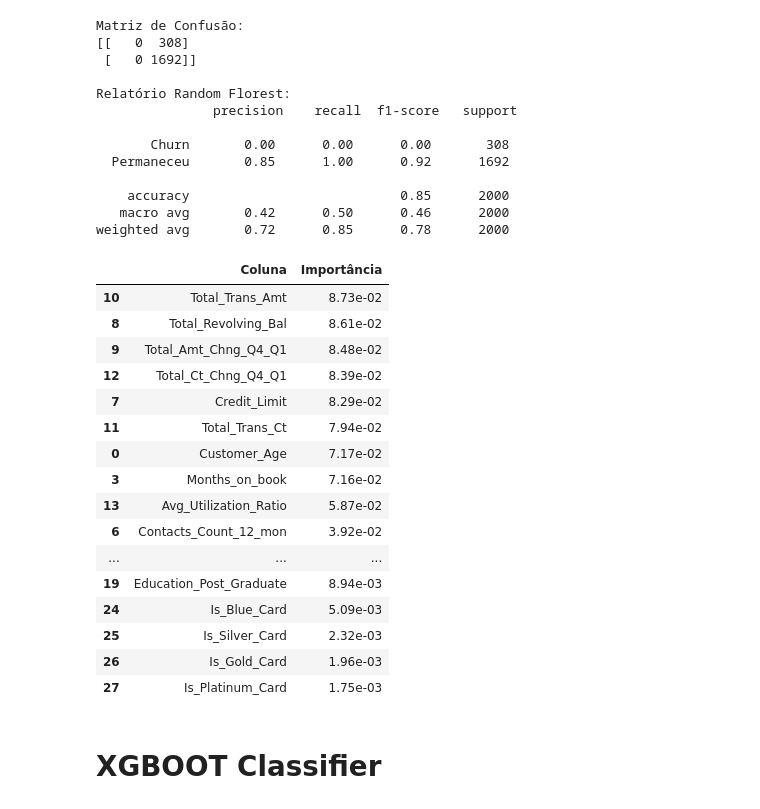
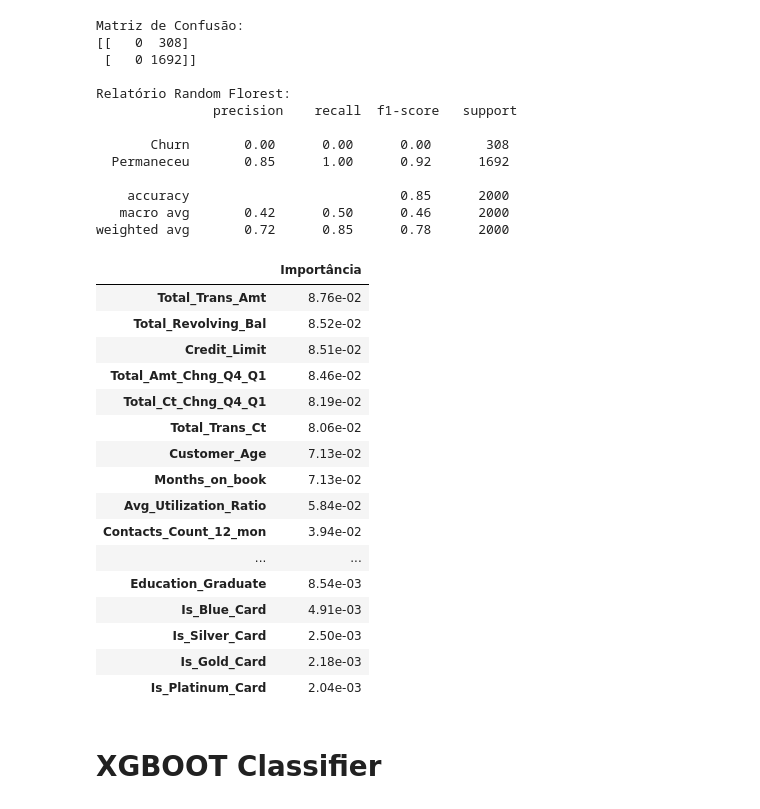
Before and after one commit to rpf991/Previsao_Churning_Clientes_Credito, a Jupyter notebook: notebooks/data_analysis.ipynb, the cells around one changed output. Saved outputs shown, nothing was run; the diff lists cells and outputs as text; code cells hidden in the pictures.

```diff
--- a/notebooks/data_analysis.ipynb
+++ b/notebooks/data_analysis.ipynb
@@ -202,14 +202,14 @@ Conlusões
 * A coluna CLIENTNUM será removida pois apresenta valores repetidos,
   e então atrapalhando na classificação dos dados
 # %%
-df_base_credit = df_base_credit.drop(columns=['CLIENTNUM', 'Gender', 'Marital_Status',
+df_credit_clean = df_base_credit.drop(columns=['CLIENTNUM', 'Gender', 'Marital_Status',
                                               'Card_Category', 'Is_Female',
                                               'Avg_Open_To_Buy', 'Education_Level'])
 # %% [markdown]
 Definição das variáveis de treino e teste
 # %%
-X = df_base_credit.drop(columns=['Attrition_Flag'], axis=1)
-y = df_base_credit['Attrition_Flag']
+X = df_credit_clean.drop(columns=['Attrition_Flag'], axis=1)
+y = df_credit_clean['Attrition_Flag']
 
 # Será dividido os dados dos eixos x e y em 80% de treino e 20% de teste
 # stratify -> variável alvo
@@ -303,7 +308,7 @@ pd.DataFrame({
 # Modelo Random Florest
 
 # criação do modelo
-random_florest = RandomForestClassifier(class_weight='balanced', random_state=42)
+random_florest = RandomForestClassifier(class_weight='balanced_subsample', random_state=42)
 # class_weight: Balanceamento de pesos
 
 # treinar o modelo
@@ -350,29 +359,29 @@ Relatório Random Florest:
 weighted avg       0.72      0.85      0.78      2000
 # %%
 df_importancia = pd.DataFrame({
-    'Coluna': X_train.columns,
     'Importância': random_florest.feature_importances_
-}).sort_values(by='Importância', ascending=False)
+    }, index=X_train.columns
+).sort_values(by='Importância', ascending=False)
 
 df_importancia
 # %% [output]
-|  | Coluna | Importância |
-| 10 | Total_Trans_Amt | 8.73e-02 |
-| 8 | Total_Revolving_Bal | 8.61e-02 |
-| 9 | Total_Amt_Chng_Q4_Q1 | 8.48e-02 |
-| 12 | Total_Ct_Chng_Q4_Q1 | 8.39e-02 |
-| 7 | Credit_Limit | 8.29e-02 |
-| 11 | Total_Trans_Ct | 7.94e-02 |
-| 0 | Customer_Age | 7.17e-02 |
-| 3 | Months_on_book | 7.16e-02 |
-| 13 | Avg_Utilization_Ratio | 5.87e-02 |
-| 6 | Contacts_Count_12_mon | 3.92e-02 |
-| ... | ... | ... |
-| 19 | Education_Post_Graduate | 8.94e-03 |
-| 24 | Is_Blue_Card | 5.09e-03 |
-| 25 | Is_Silver_Card | 2.32e-03 |
-| 26 | Is_Gold_Card | 1.96e-03 |
-| 27 | Is_Platinum_Card | 1.75e-03 |
+|  | Importância |
+| Total_Trans_Amt | 8.76e-02 |
+| Total_Revolving_Bal | 8.52e-02 |
+| Credit_Limit | 8.51e-02 |
+| Total_Amt_Chng_Q4_Q1 | 8.46e-02 |
+| Total_Ct_Chng_Q4_Q1 | 8.19e-02 |
+| Total_Trans_Ct | 8.06e-02 |
+| Customer_Age | 7.13e-02 |
+| Months_on_book | 7.13e-02 |
+| Avg_Utilization_Ratio | 5.84e-02 |
+| Contacts_Count_12_mon | 3.94e-02 |
+| ... | ... |
+| Education_Graduate | 8.54e-03 |
+| Is_Blue_Card | 4.91e-03 |
+| Is_Silver_Card | 2.50e-03 |
+| Is_Gold_Card | 2.18e-03 |
+| Is_Platinum_Card | 2.04e-03 |
 # %% [markdown]
 # XGBOOT Classifier
 # %%
```
Also changed, not shown: parts of 9 cells of this notebook.
